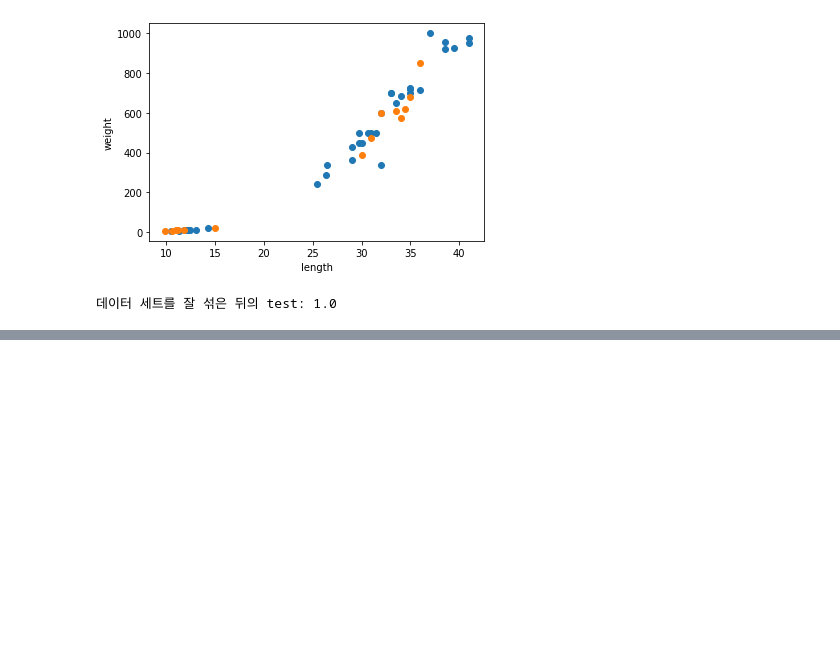
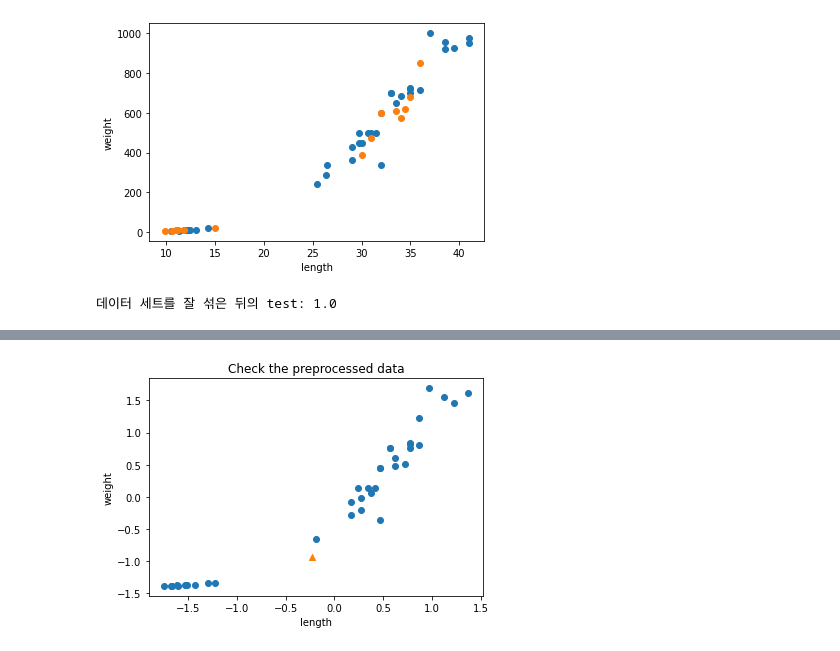
Before and after one commit to 5jisoo/ML-DL-Study, a Jupyter notebook: Chap02.ipynb, the cells around one changed output, grey strips where cells are left out. Cells and saved outputs as stored; diff of their text form; code cells hidden in the pictures; blank space fills up the shorter version.

```diff
--- a/Chap02.ipynb
+++ b/Chap02.ipynb
@@ -257,0 +470,5 @@ print("데이터 세트를 잘 섞은 뒤의 test:", kn.score(test_input, test_t
+# %%
+mean = np.mean(train_input, axis=0)
+std = np.std(train_input, axis=0)
+
+print(mean, std)
@@ -257,0 +487,5 @@ print("데이터 세트를 잘 섞은 뒤의 test:", kn.score(test_input, test_t
+# %%
+train_scaled = (train_input - mean) / std
+
+print(train_input)
+print(train_scaled)
@@ -257,0 +517,11 @@ print("데이터 세트를 잘 섞은 뒤의 test:", kn.score(test_input, test_t
+# %%
+new = ([25, 150] - mean) / std  # 샘플 데이터 변환
+
+plt.title("Check the preprocessed data")
+plt.scatter(train_scaled[:, 0], train_scaled[:, 1])
+plt.scatter(new[0], new[1], marker = '^')
+plt.xlabel('length')
+plt.ylabel('weight')
+plt.show()
+# %% [output]
+[figure, added]
```
Also changed, not shown: parts of 44 cells of this notebook.
